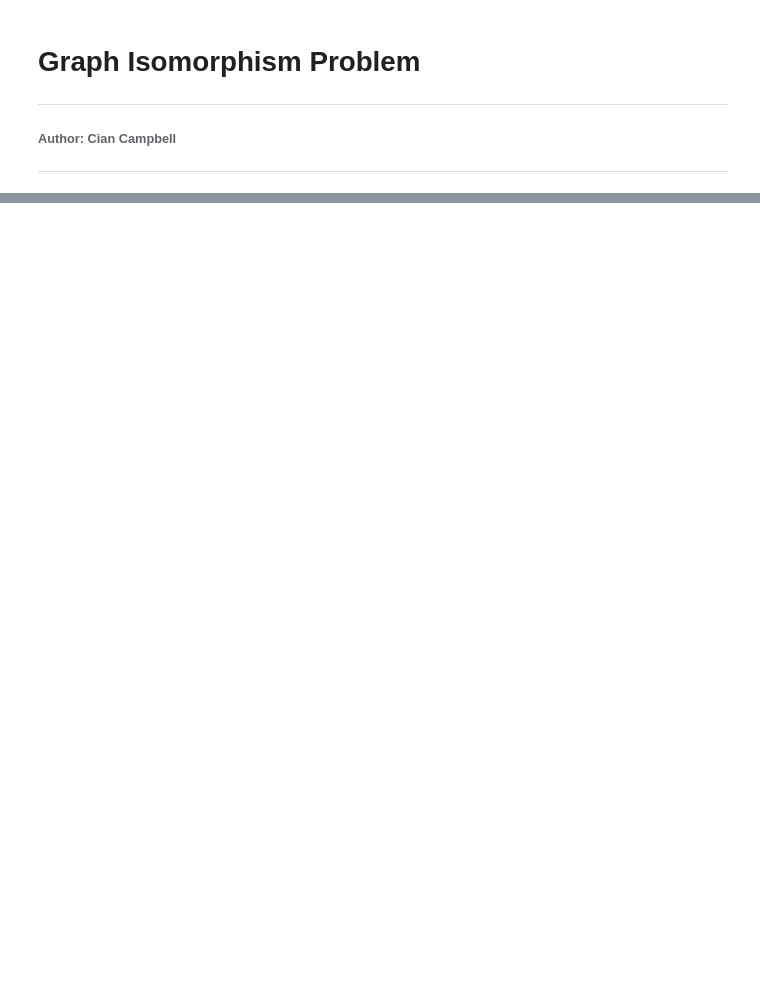
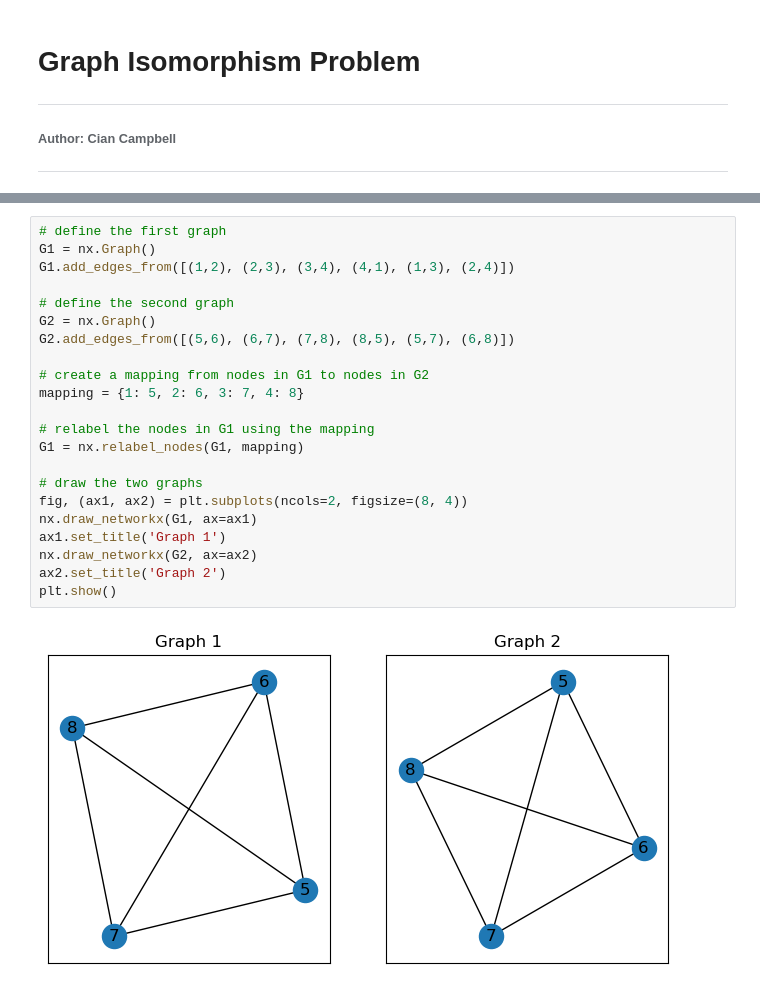
Before and after one commit to ciancampbell/Graph-Theory-Project-2023, a Jupyter notebook: graph_isomorphism.ipynb, the cells around one changed output, grey strips where cells are left out. Saved outputs shown, nothing was run; the diff lists cells and outputs as text; blank space fills up the shorter version.

```diff
--- a/graph_isomorphism.ipynb
+++ b/graph_isomorphism.ipynb
@@ -71,3 +105,27 @@ Adjacency matrix:
+# %%
+# define the first graph
+G1 = nx.Graph()
+G1.add_edges_from([(1,2), (2,3), (3,4), (4,1), (1,3), (2,4)])
+
+# define the second graph
+G2 = nx.Graph()
+G2.add_edges_from([(5,6), (6,7), (7,8), (8,5), (5,7), (6,8)])
+
+# create a mapping from nodes in G1 to nodes in G2
+mapping = {1: 5, 2: 6, 3: 7, 4: 8}
+
+# relabel the nodes in G1 using the mapping
+G1 = nx.relabel_nodes(G1, mapping)
+
+# draw the two graphs
+fig, (ax1, ax2) = plt.subplots(ncols=2, figsize=(8, 4))
+nx.draw_networkx(G1, ax=ax1)
+ax1.set_title('Graph 1')
+nx.draw_networkx(G2, ax=ax2)
+ax2.set_title('Graph 2')
+plt.show()
+# %% [output]
+[figure, added]
 # %% [markdown]
 **********
 ##### References
```
Also changed, not shown: parts of 8 cells of this notebook.
